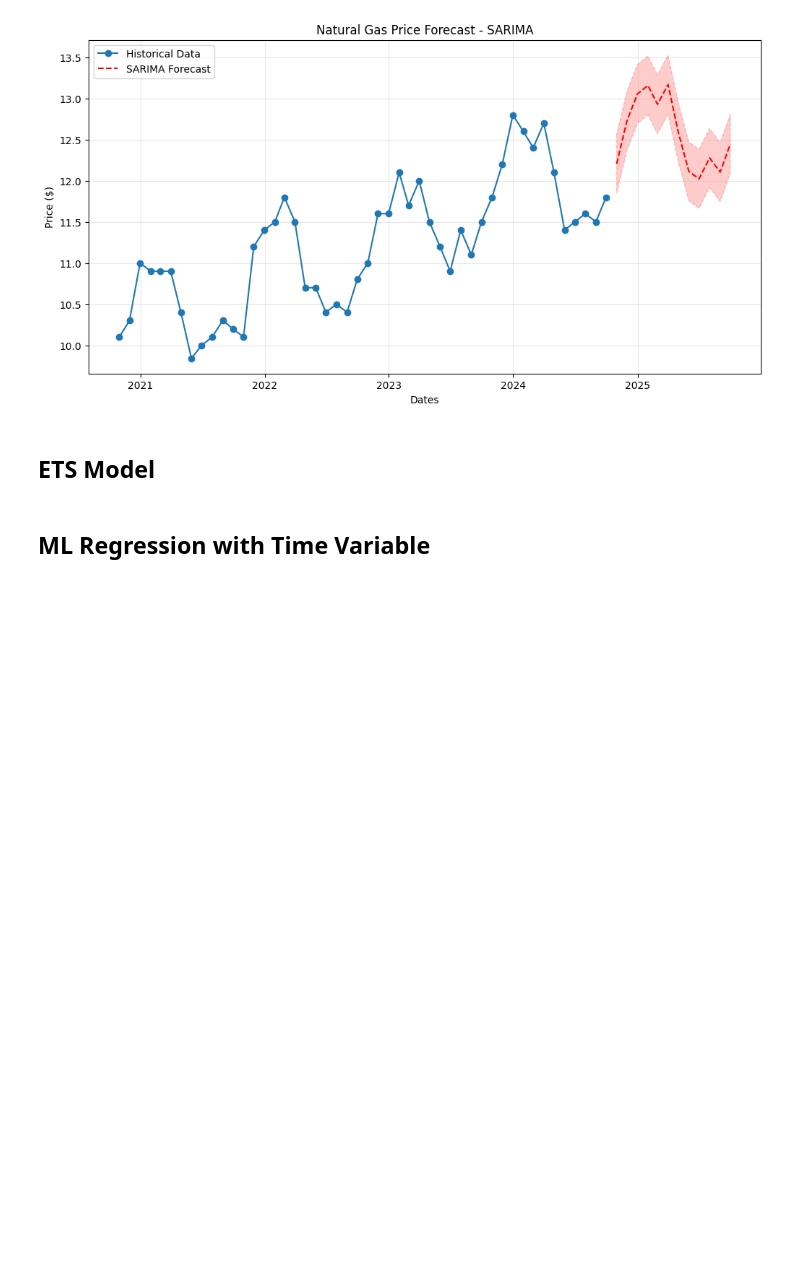
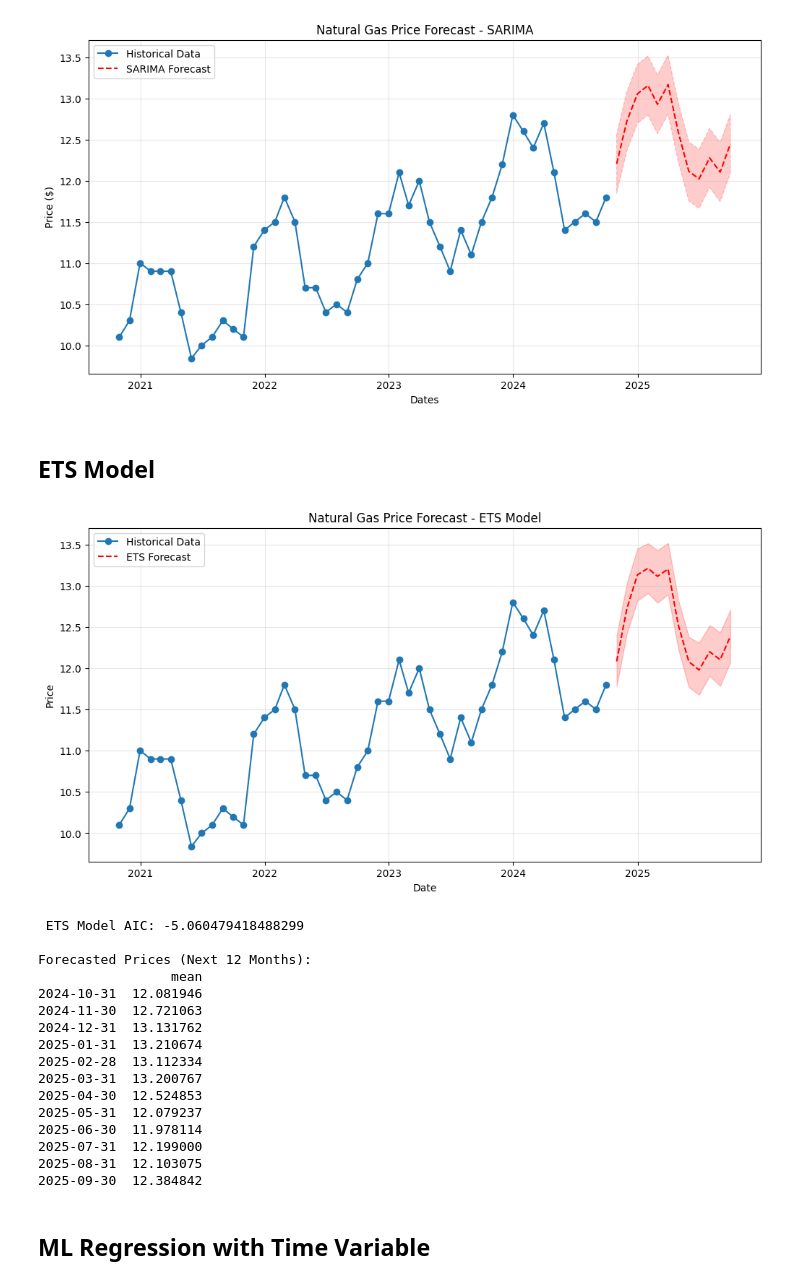
Before and after one commit to raz0208/Advance-Quantitative-Research-Project, a Jupyter notebook: Advance_Quantitative_Research-Natural_Gas_Price_Forecasting.ipynb, the cells around one changed output. Cells and saved outputs as stored; diff of their text form; code cells hidden in the pictures; blank space fills up the shorter version.

```diff
--- a/Advance_Quantitative_Research-Natural_Gas_Price_Forecasting.ipynb
+++ b/Advance_Quantitative_Research-Natural_Gas_Price_Forecasting.ipynb
@@ -284,5 +286,55 @@ plt.show()
 [figure]
 # %% [markdown]
 ## ETS Model
+# %%
+# Fit ETS Model
+ETS_model = ETSModel(df_month['Prices'],
+                     error='add',
+                     trend='add',
+                     seasonal='mul',
+                     seasonal_periods=12
+                     )
+ETS_result = ETS_model.fit()
+
+# ETS Model forecast
+ETS_forecast = ETS_result.get_prediction(start=df_month.index[-1] + timedelta(days=1),
+                                         end=df_month.index[-1] + timedelta(days=365))
+ETS_forecast_df = ETS_forecast.summary_frame()
+
+# ETS Model forecast Visualisation
+plt.figure(figsize=(12, 6))
+plt.plot(df_month.index, df_month['Prices'], label='Historical Data', marker='o', linestyle='-') # Plot Historical Data
+plt.plot(ETS_forecast_df.index, ETS_forecast_df['mean'], label='ETS Forecast', color='red', linestyle='--') # Plot ETS Forecast
+plt.fill_between(ETS_forecast_df.index, ETS_forecast_df['pi_lower'], ETS_forecast_df['pi_upper'],
+                 color='red', alpha=0.2) # Plot Confidence Intervals
+plt.title('Natural Gas Price Forecast - ETS Model')
+plt.xlabel('Date')
+plt.ylabel('Price')
+plt.legend()
+plt.grid(True, alpha=0.3)
+plt.show()
+
+
+print("\n", "ETS Model AIC:", ETS_result.aic)
+print("\nForecasted Prices (Next 12 Months):")
+print(ETS_forecast_df[['mean']].head(12))
+# %% [output]
+[figure, added]
+ ETS Model AIC: -5.060479418488299
+
+Forecasted Prices (Next 12 Months):
+                 mean
+2024-10-31  12.081946
+2024-11-30  12.721063
+2024-12-31  13.131762
+2025-01-31  13.210674
+2025-02-28  13.112334
+2025-03-31  13.200767
+2025-04-30  12.524853
+2025-05-31  12.079237
+2025-06-30  11.978114
+2025-07-31  12.199000
+2025-08-31  12.103075
+2025-09-30  12.384842
 # %% [markdown]
 ## ML Regression with Time Variable
```
Also changed, not shown: parts of 1 cell of this notebook.
